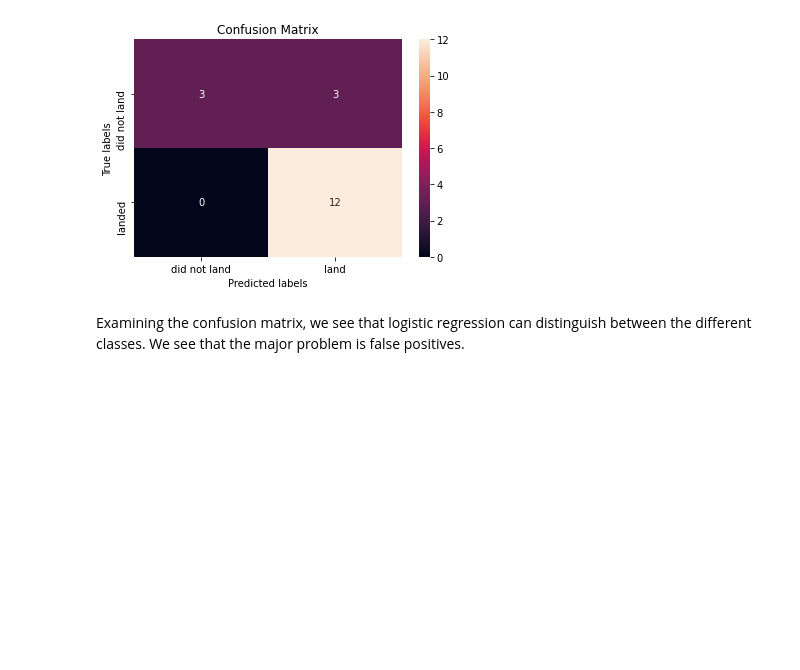
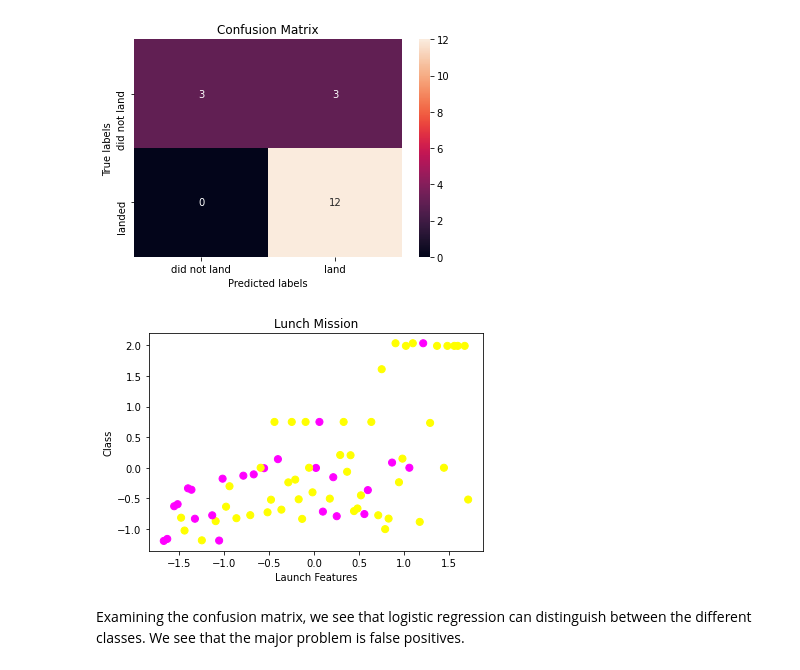
Before and after one commit to dhruv007-cell/Capstone_DataScience, a Jupyter notebook: ML_Prediction.ipynb, the cells around one changed output. Saved outputs shown, nothing was run; the diff lists cells and outputs as text; code cells hidden in the pictures; blank space fills up the shorter version.

```diff
--- a/ML_Prediction.ipynb
+++ b/ML_Prediction.ipynb
@@ -204,6 +204,18 @@ yhat=logreg_cv.predict(X_test)
 plot_confusion_matrix(Y_test,yhat)
 # %% [output]
 [figure]
+# %%
+# creating line space between -1 to 3.5
+# xfit = np.linspace(-1, 3.5)
+
+# plotting scatter
+plt.scatter(X_train[:, 0], X_train[:, 1], c=Y_train, s=50, cmap='spring')
+plt.title('Lunch Mission')
+plt.xlabel('Launch Features')
+plt.ylabel('Class')
+plt.show()
+# %% [output]
+[figure, added]
 # %% [markdown]
 Examining the confusion matrix, we see that logistic regression can distinguish between the different classes.  We see that the major problem is false positives.
 # %% [markdown]
```
Also changed, not shown: parts of 3 cells of this notebook.
